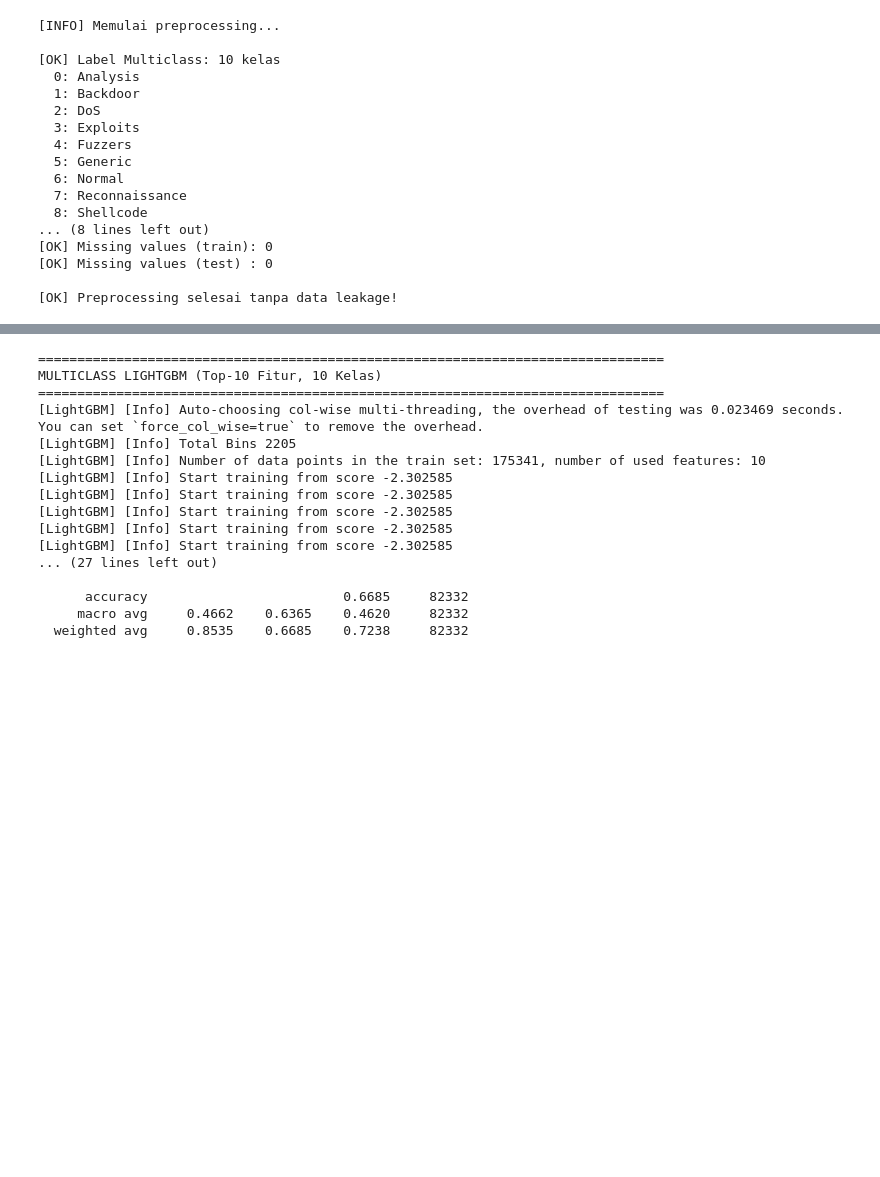
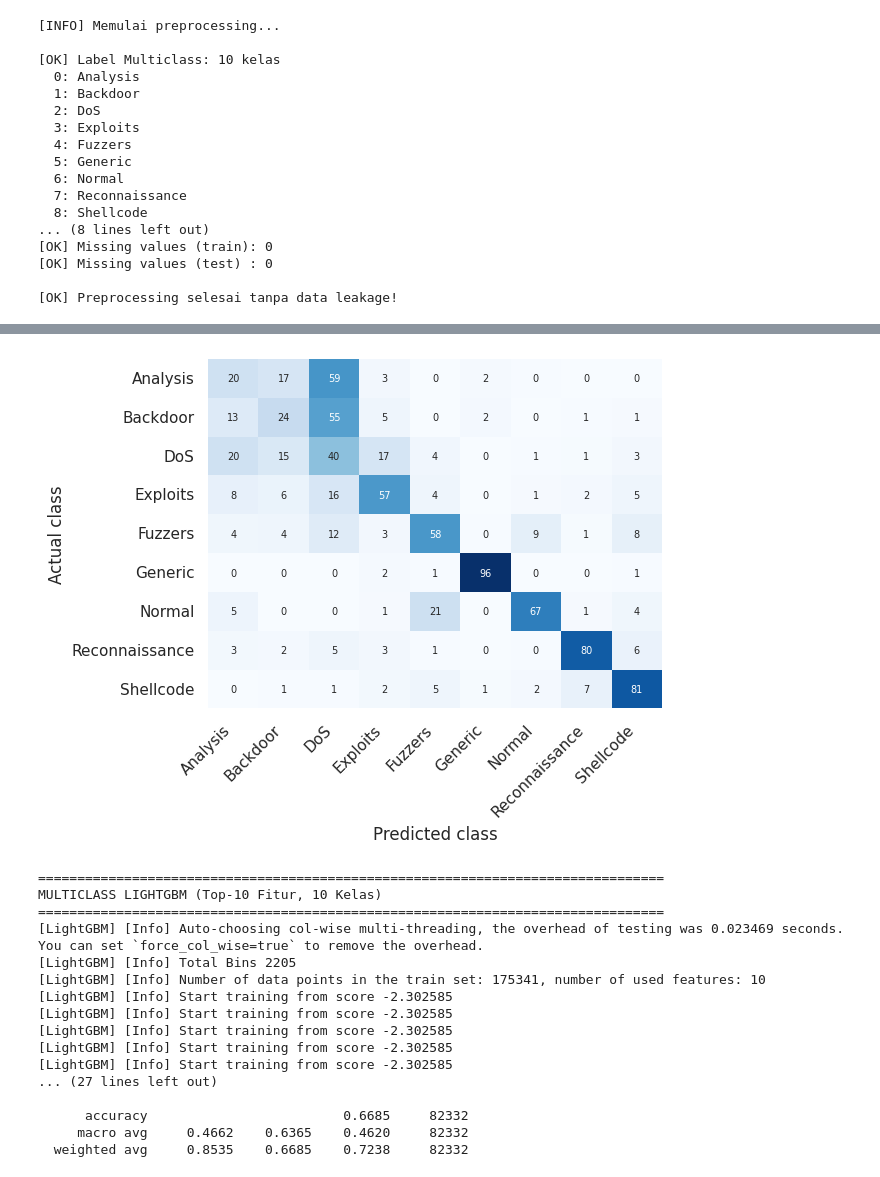
Before and after one commit to muhammadfarhanilham/unsw-nb15-nids, a Jupyter notebook: notebooks/UNSW-NB15-NIDS-ipynb.ipynb, the cells around one changed output, grey strips where cells are left out. Drawn from its saved outputs; the diff is of its cells as text; code cells hidden in the pictures; blank space fills up the shorter version.

```diff
--- a/notebooks/UNSW-NB15-NIDS-ipynb.ipynb
+++ b/notebooks/UNSW-NB15-NIDS-ipynb.ipynb
@@ -289,0 +409,17 @@ And if memory is not enough, you can set `force_col_wise=true`.
+# %%
+# Revision (B3): Dominant confusions per class
+names = le9.classes_
+cm = confusion_matrix(yte, p)
+cn = cm / cm.sum(axis=1, keepdims=True) * 100
+for i, n in enumerate(names):
+    row = cn[i].copy(); row[i] = 0
+    j = row.argsort()[::-1][:2]
+    print(f"{n:15s} recall={cn[i,i]:5.1f}% | dominant confusions: " +
+          ", ".join(f"{names[k]} ({row[k]:.1f}%)" for k in j))
+
+# Precision-side view: where do false positives of each class come from?
+for k, n in enumerate(names):
+    col = cm[:, k].copy(); col[k] = 0
+    src = col.argsort()[::-1][:2]
+    print(f"{n:15s} false positives come mainly from: " +
+          ", ".join(f"{names[s]} ({col[s]})" for s in src))
@@ -290,3 +445,16 @@ And if memory is not enough, you can set `force_col_wise=true`.
+# %%
+# Revision (B3): Row-normalized confusion matrix (Figure 2)
+import seaborn as sns, matplotlib.pyplot as plt
+fig, ax = plt.subplots(figsize=(6.5, 5.2))
+sns.heatmap(cn, annot=True, fmt='.0f', cmap='Blues', cbar=False,
+            xticklabels=names, yticklabels=names, annot_kws={'size': 7}, ax=ax)
+ax.set_xlabel('Predicted class'); ax.set_ylabel('Actual class')
+plt.xticks(rotation=45, ha='right'); plt.yticks(rotation=0)
+plt.tight_layout()
+plt.savefig('confusion_matrix_multiclass_smotenc.png', dpi=300)
+plt.show()
+# %% [output]
+[figure, added]
 # %%
 # ==============================================================================
 # QUICK-WIN #1.1: MULTICLASS LIGHTGBM (10 classes, Top-10 features
```
Also changed, not shown: parts of 11 cells of this notebook.
